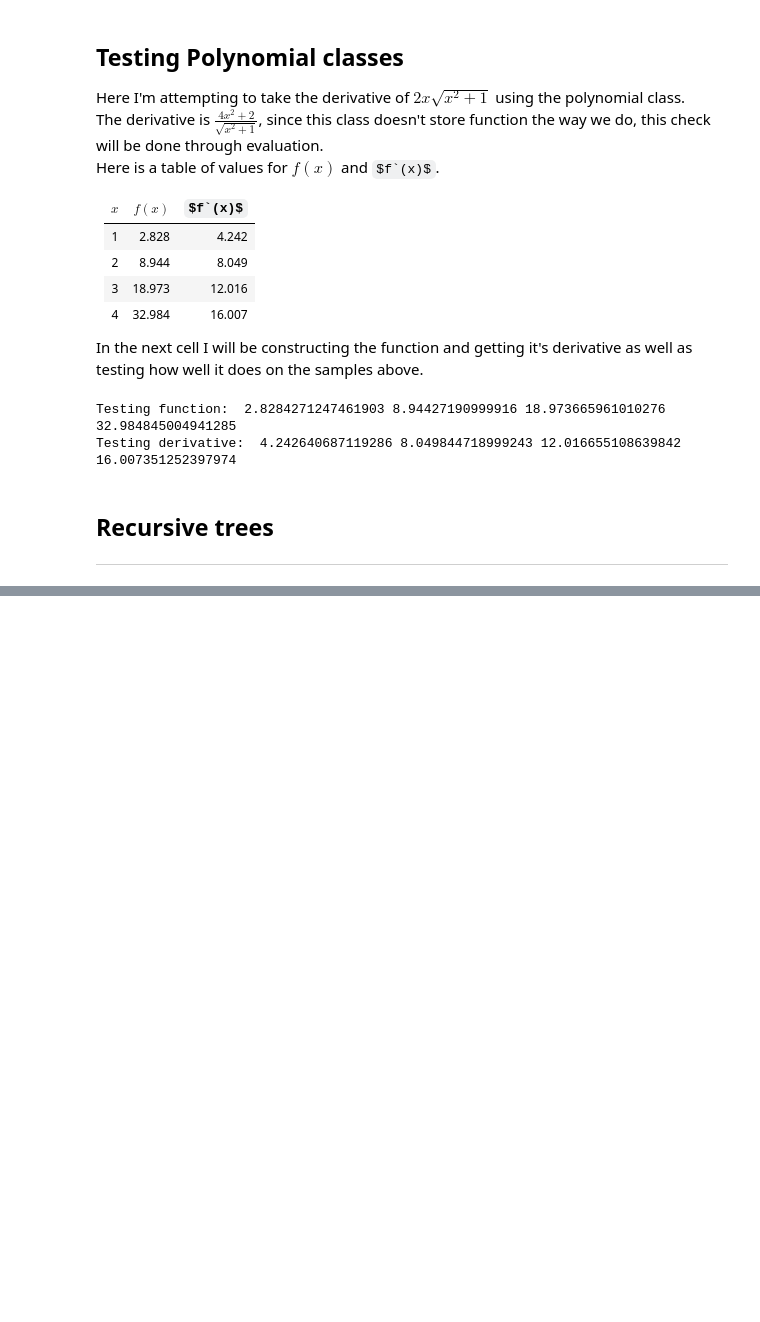
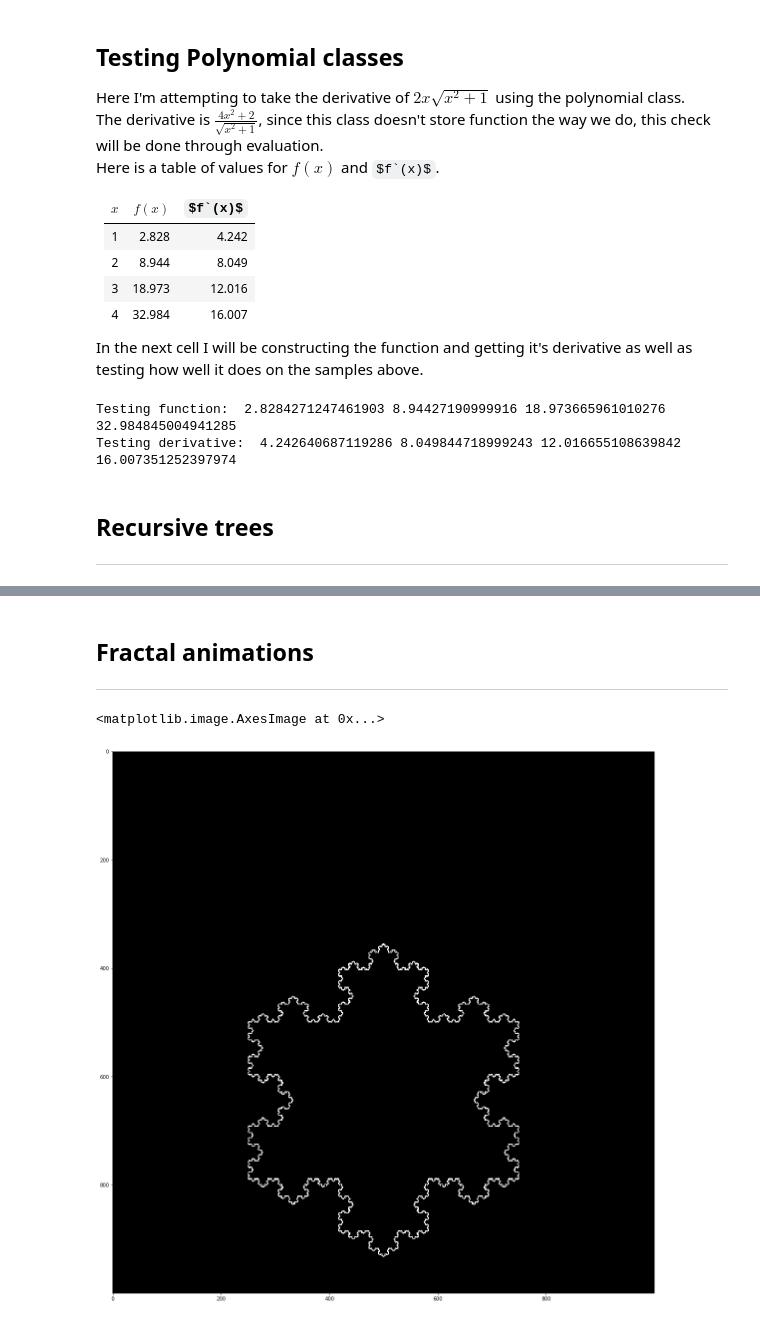
Before and after one commit to nadavhacmun/Animations, a Jupyter notebook: animations.ipynb, the cells around one changed output, grey strips where cells are left out. Cells and saved outputs as stored; diff of their text form; code cells hidden in the pictures; some formulas as TeX source; blank space fills up the shorter version.

Commit message:
Working on fractals

```diff
--- a/animations.ipynb
+++ b/animations.ipynb
@@ -676,0 +775,48 @@ plt.imshow(img2, cmap="gray")
+# %% [markdown]
+## Fractal animations
+___
+# %%
+def KochAnimationHelper(VecList):
+    l = []
+    for vec in VecList:
+        l.append(vec.Scale(1.0/3))
+        l.append(vec.Sub(vec.Scale(2.0/3)))
+        a = vec.Rotate(np.pi/3).Scale(1.0/3)
+        a.x += vec.axis[0] / 3.0
+        a.y += vec.axis[1] / 3.0
+        b = a.Rotate(-2*np.pi/3)
+        b.x += a.axis[0]
+        b.y += a.axis[1]
+        l.append(a)
+        l.append(b)
+
+    return l
+
+def MakeKochImage(width, height, VecList):
+    img = np.zeros((height, width), dtype=np.int32)
+    for vec in VecList:
+        cv2.line(img, (int(vec.x), int(vec.y)), (int(vec.x + vec.axis[0]), int(vec.y + vec.axis[1])), color=(255), thickness=1)
+
+    return img
+
+def KochImage(VecList, n, width, height):
+    for i in range(n):
+        VecList = KochAnimationHelper(VecList)
+
+    img = MakeKochImage(width, height, VecList)
+
+    return img, VecList
+# %%
+# set up vector triangle
+a = vector([500, 0], 250 ,500)
+b = vector([250, 433], 250, 500)
+c = a.Sub(b)
+a = vector([-500, 0], 750 ,500)
+
+img, l = KochImage([a, b, c], 8, 1000, 1000) # make koch fractal out of 3 vectors
+
+plt.figure(figsize=(20, 20))
+plt.imshow(img, cmap="gray")
+# %% [output]
+<matplotlib.image.AxesImage at 0x...>
+[figure, added]
```
Also changed, not shown: parts of 9 cells of this notebook, 2 other files.
